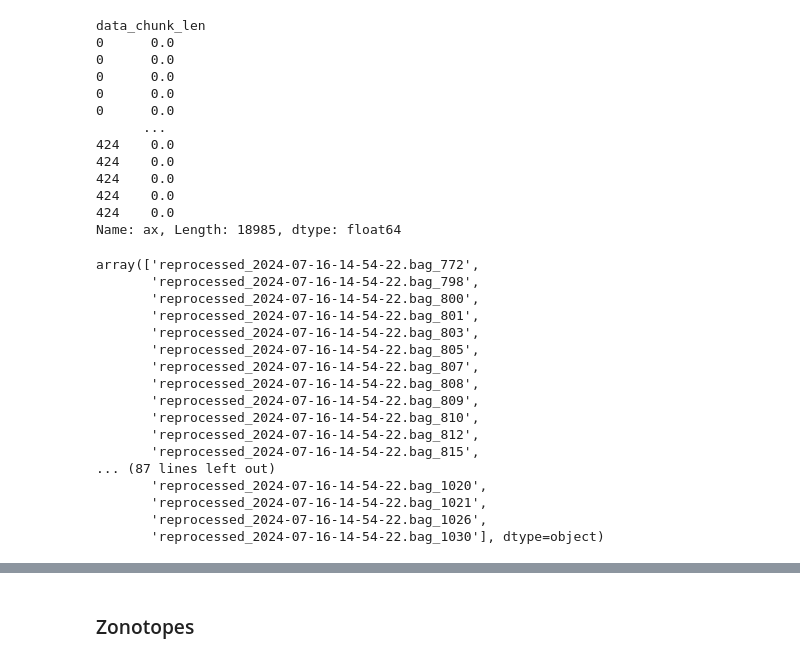
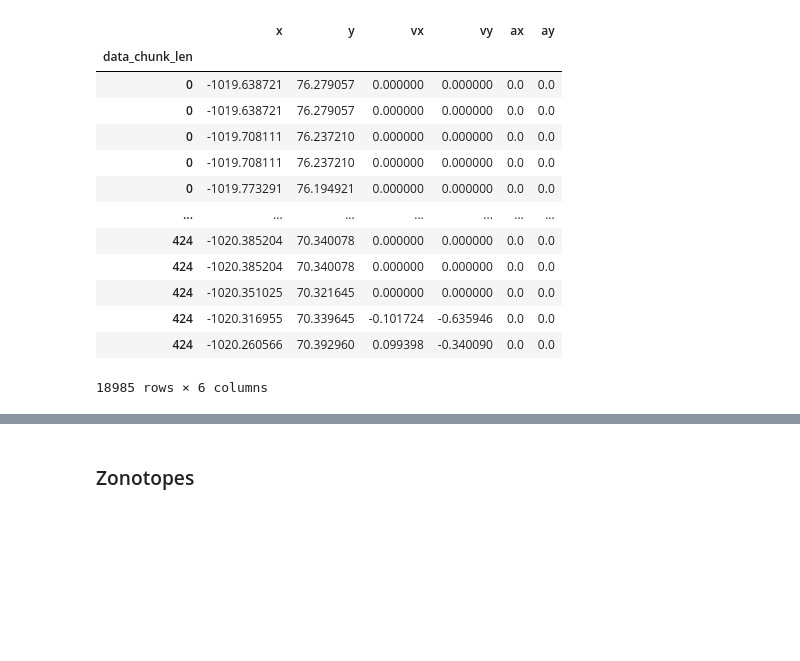
Before and after one commit to kfragkedaki/Pedestrian_Project, a Jupyter notebook: labeling_oracle_SVEAData.ipynb, the cells around one changed output, grey strips where cells are left out. Drawn from its saved outputs; the diff is of its cells as text; code cells hidden in the pictures; blank space fills up the shorter version.

```diff
--- a/labeling_oracle_SVEAData.ipynb
+++ b/labeling_oracle_SVEAData.ipynb
@@ -169,5 +25,5 @@ class TrajToZonotope:
 # %%
-config_path = '/home/sam/Desktop/Pedestrian_Project/experiments/ROS_experiment_2024-07-23_16-40-23_L0V/configuration.json'
+config_path = '/home/sam/Desktop/Pedestrian_Project/config-ros.json'
 
 with open(config_path) as cnfg:
     config = json.load(cnfg)
@@ -181,39 +37,20 @@ bag_reader = ROSData(config)
 resources/test
 [INFO]  Successfully created the data folder resources/test/reprocessed_2024-07-16-14-54-22.
 # %%
-bag_reader.feature_df.ax
+bag_reader.feature_df
 # %% [output]
+|  | x | y | vx | vy | ax | ay |
+| data_chunk_len |  |  |  |  |  |  |
+| 0 | -1019.638721 | 76.279057 | 0.000000 | 0.000000 | 0.0 | 0.0 |
+| 0 | -1019.638721 | 76.279057 | 0.000000 | 0.000000 | 0.0 | 0.0 |
+| 0 | -1019.708111 | 76.237210 | 0.000000 | 0.000000 | 0.0 | 0.0 |
+| 0 | -1019.708111 | 76.237210 | 0.000000 | 0.000000 | 0.0 | 0.0 |
+| 0 | -1019.773291 | 76.194921 | 0.000000 | 0.000000 | 0.0 | 0.0 |
+| ... | ... | ... | ... | ... | ... | ... |
+| 424 | -1020.385204 | 70.340078 | 0.000000 | 0.000000 | 0.0 | 0.0 |
+| 424 | -1020.385204 | 70.340078 | 0.000000 | 0.000000 | 0.0 | 0.0 |
+| 424 | -1020.351025 | 70.321645 | 0.000000 | 0.000000 | 0.0 | 0.0 |
+| 424 | -1020.316955 | 70.339645 | -0.101724 | -0.635946 | 0.0 | 0.0 |
+| 424 | -1020.260566 | 70.392960 | 0.099398 | -0.340090 | 0.0 | 0.0 |
-data_chunk_len
-0      0.0
-0      0.0
-0      0.0
-0      0.0
-0      0.0
-      ...
-424    0.0
-424    0.0
-424    0.0
-424    0.0
-424    0.0
-Name: ax, Length: 18985, dtype: float64
+18985 rows × 6 columns
-# %%
-bag_reader.all_df.track_id.unique()
-# %% [output]
-array(['reprocessed_2024-07-16-14-54-22.bag_772',
-       'reprocessed_2024-07-16-14-54-22.bag_798',
-       'reprocessed_2024-07-16-14-54-22.bag_800',
-       'reprocessed_2024-07-16-14-54-22.bag_801',
-       'reprocessed_2024-07-16-14-54-22.bag_803',
-       'reprocessed_2024-07-16-14-54-22.bag_805',
-       'reprocessed_2024-07-16-14-54-22.bag_807',
-       'reprocessed_2024-07-16-14-54-22.bag_808',
-       'reprocessed_2024-07-16-14-54-22.bag_809',
-       'reprocessed_2024-07-16-14-54-22.bag_810',
-       'reprocessed_2024-07-16-14-54-22.bag_812',
-       'reprocessed_2024-07-16-14-54-22.bag_815',
-... (87 lines left out)
-       'reprocessed_2024-07-16-14-54-22.bag_1020',
-       'reprocessed_2024-07-16-14-54-22.bag_1021',
-       'reprocessed_2024-07-16-14-54-22.bag_1026',
-       'reprocessed_2024-07-16-14-54-22.bag_1030'], dtype=object)
 # %%
```
Also changed, not shown: parts of 31 cells of this notebook, 8 other files.
